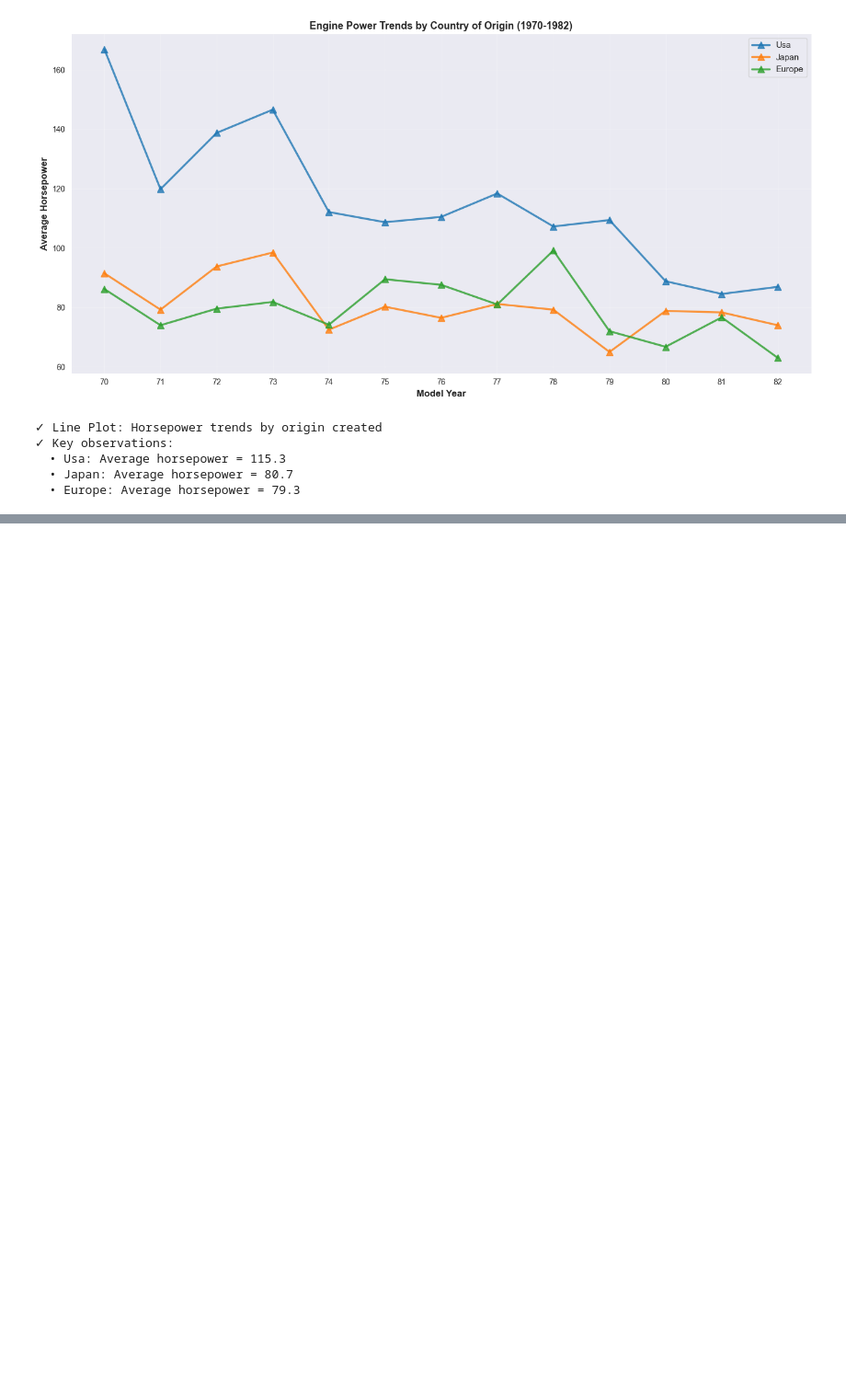
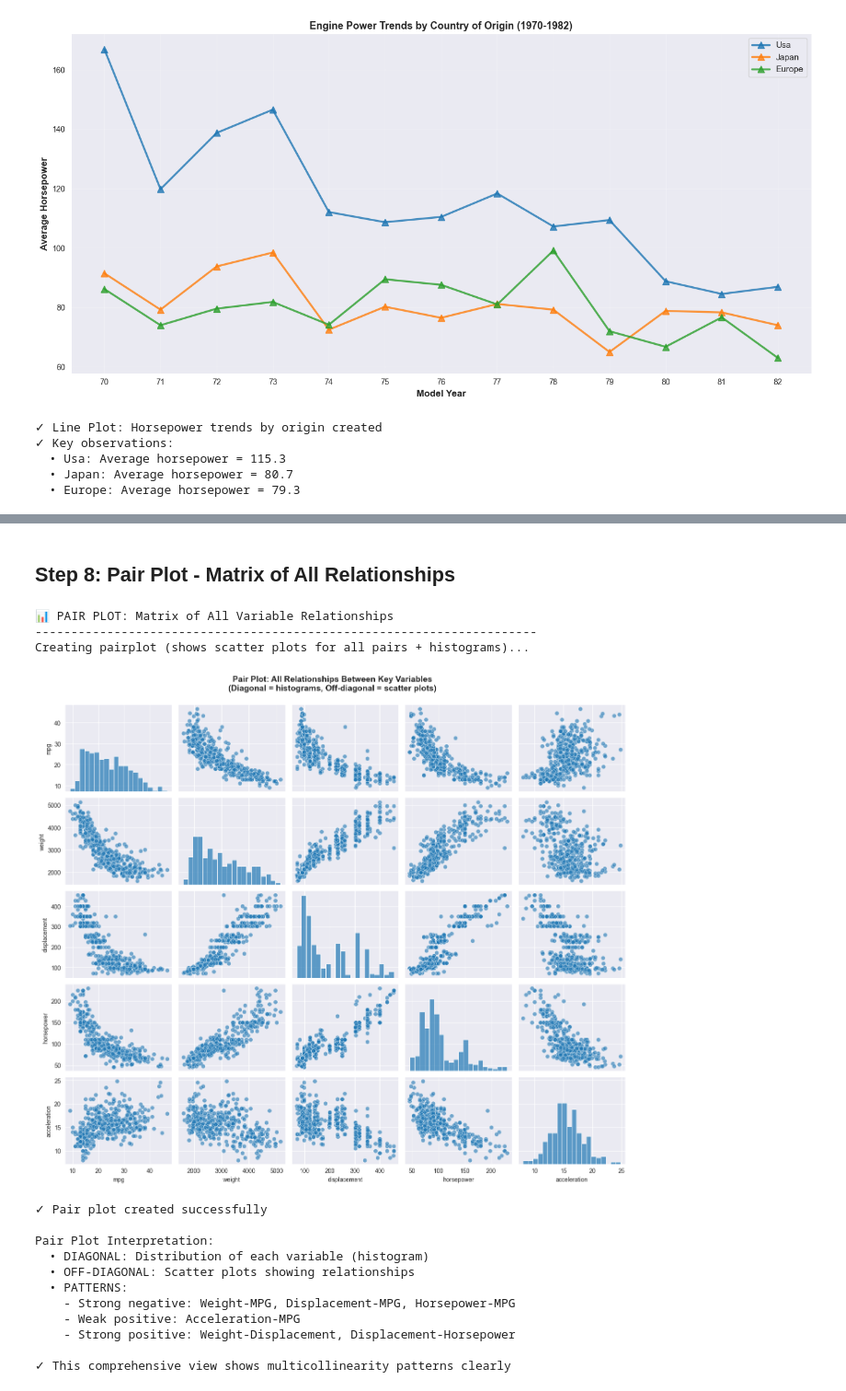
Before and after one commit to rosanajurdi/Data_Visualization_Course_2026, a Jupyter notebook: lab-sessions/lab4-ScatterPlots_line plots_heatmaps.ipynb, the cells around one changed output, grey strips where cells are left out. Shown at 92% size. Saved outputs shown, nothing was run; the diff lists cells and outputs as text; code cells hidden in the pictures; blank space fills up the shorter version.

```diff
--- a/lab-sessions/lab4-ScatterPlots_line plots_heatmaps.ipynb
+++ b/lab-sessions/lab4-ScatterPlots_line plots_heatmaps.ipynb
@@ -374,0 +532,46 @@ for origin in mpg_df['origin'].unique():
+# %% [markdown]
+## Step 8: Pair Plot - Matrix of All Relationships
+# %%
+print("\n📊 PAIR PLOT: Matrix of All Variable Relationships")
+print("-" * 70)
+print("Creating pairplot (shows scatter plots for all pairs + histograms)...")
+
+# Create pair plot
+pair_cols = ['mpg', 'weight', 'displacement', 'horsepower', 'acceleration']
+pair_plot = sns.pairplot(mpg_df[pair_cols],
+                         diag_kind='hist',
+                         plot_kws={'alpha': 0.6, 's': 50},
+                         diag_kws={'bins': 20, 'alpha': 0.7})
+
+# Customize
+pair_plot.fig.suptitle('Pair Plot: All Relationships Between Key Variables\n(Diagonal = histograms, Off-diagonal = scatter plots)',
+                       fontsize=14, fontweight='bold', y=1.00)
+pair_plot.fig.set_size_inches(14, 12)
+plt.tight_layout()
+plt.show()
+
+print("✓ Pair plot created successfully")
+print("\nPair Plot Interpretation:")
+print("  • DIAGONAL: Distribution of each variable (histogram)")
+print("  • OFF-DIAGONAL: Scatter plots showing relationships")
+print("  • PATTERNS:")
+print("    - Strong negative: Weight-MPG, Displacement-MPG, Horsepower-MPG")
+print("    - Weak positive: Acceleration-MPG")
+print("    - Strong positive: Weight-Displacement, Displacement-Horsepower")
+print("\n✓ This comprehensive view shows multicollinearity patterns clearly")
+# %% [output]
+📊 PAIR PLOT: Matrix of All Variable Relationships
+----------------------------------------------------------------------
+Creating pairplot (shows scatter plots for all pairs + histograms)...
+[figure, added]
+✓ Pair plot created successfully
+
+Pair Plot Interpretation:
+  • DIAGONAL: Distribution of each variable (histogram)
+  • OFF-DIAGONAL: Scatter plots showing relationships
+  • PATTERNS:
+    - Strong negative: Weight-MPG, Displacement-MPG, Horsepower-MPG
+    - Weak positive: Acceleration-MPG
+    - Strong positive: Weight-Displacement, Displacement-Horsepower
+
+✓ This comprehensive view shows multicollinearity patterns clearly
```
Also changed, not shown: parts of 11 cells of this notebook.
